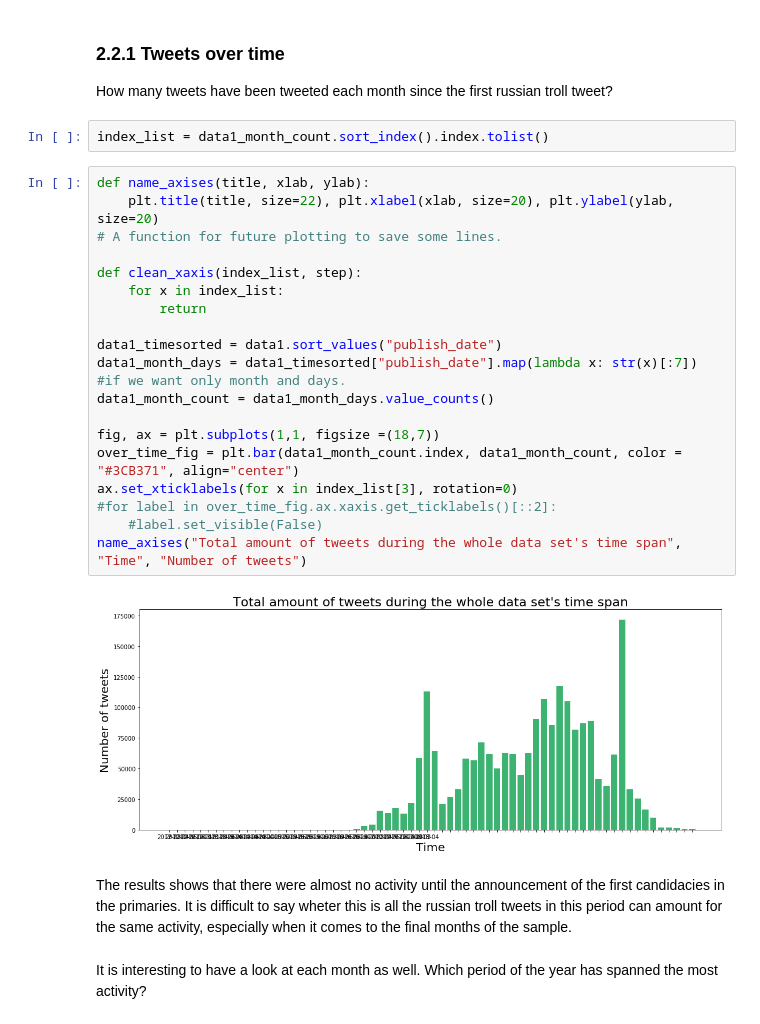
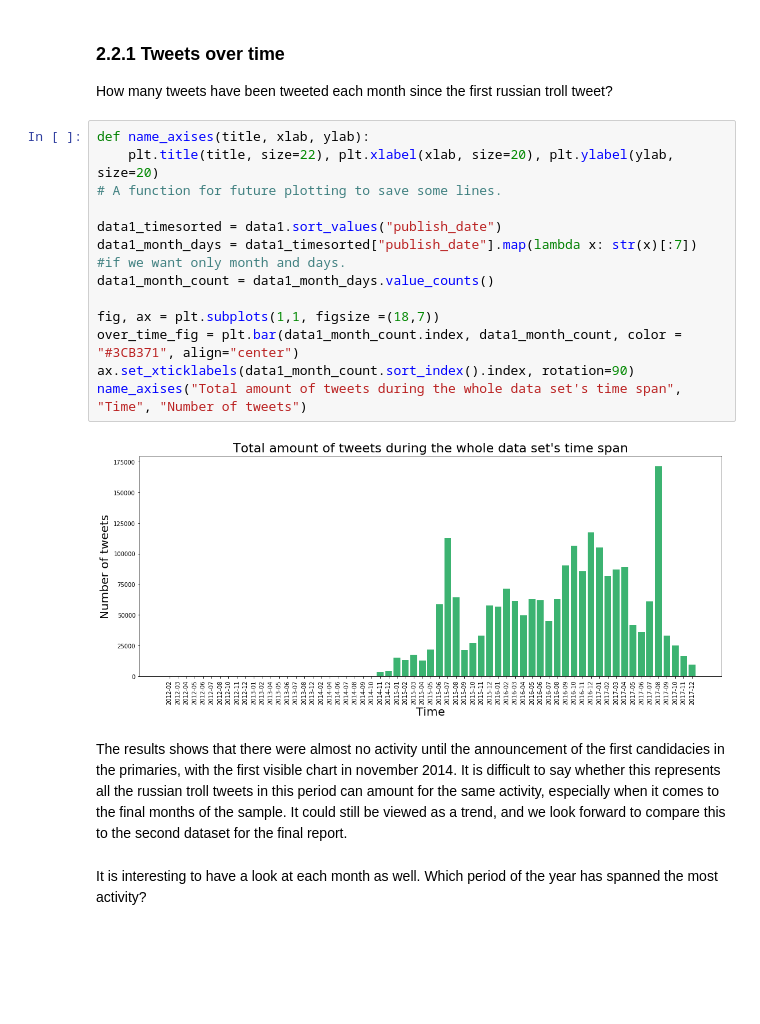
Before and after one commit to haakonms/ADAproject, a Jupyter notebook: Milestone2.ipynb, the cells around one changed output. Drawn from its saved outputs; the diff is of its cells as text; blank space fills up the shorter version.

```diff
--- a/Milestone2.ipynb
+++ b/Milestone2.ipynb
@@ -308,32 +308,24 @@ ap_right_count1 = after_primaries_right1["publish_date"].map(lambda x: str(x)[:7
 # %% [markdown]
 ### 2.2.1 Tweets over time
 How many tweets have been tweeted each month since the first russian troll tweet?
-# %%
-index_list = data1_month_count.sort_index().index.tolist()
 # %%
 def name_axises(title, xlab, ylab):
     plt.title(title, size=22), plt.xlabel(xlab, size=20), plt.ylabel(ylab, size=20)
 # A function for future plotting to save some lines.
-
-def clean_xaxis(index_list, step):
-    for x in index_list:
-        return
 
 data1_timesorted = data1.sort_values("publish_date")
 data1_month_days = data1_timesorted["publish_date"].map(lambda x: str(x)[:7])
 #if we want only month and days.
 data1_month_count = data1_month_days.value_counts()
 
 fig, ax = plt.subplots(1,1, figsize =(18,7))
 over_time_fig = plt.bar(data1_month_count.index, data1_month_count, color = "#3CB371", align="center")
-ax.set_xticklabels(for x in index_list[3], rotation=0)
-#for label in over_time_fig.ax.xaxis.get_ticklabels()[::2]:
-    #label.set_visible(False)
+ax.set_xticklabels(data1_month_count.sort_index().index, rotation=90)
 name_axises("Total amount of tweets during the whole data set's time span", "Time", "Number of tweets")
 # %% [output]
-[figure, old version]
+[figure, new version]
 # %% [markdown]
-The results shows that there were almost no activity until the announcement of the first candidacies in the primaries. It is difficult to say wheter this is all the russian troll tweets in this period can amount for the same activity, especially when it comes to the final months of the sample.
+The results shows that there were almost no activity until the announcement of the first candidacies in the primaries, with the first visible chart in november 2014. It is difficult to say whether this represents all the russian troll tweets in this period can amount for the same activity, especially when it comes to the final months of the sample. It could still be viewed as a trend, and we look forward to compare this to the second dataset for the final report.
 # %% [markdown]
 It is interesting to have a look at each month as well. Which period of the year has spanned the most activity?
 # %%
```
Also changed, not shown: parts of 13 cells of this notebook.
